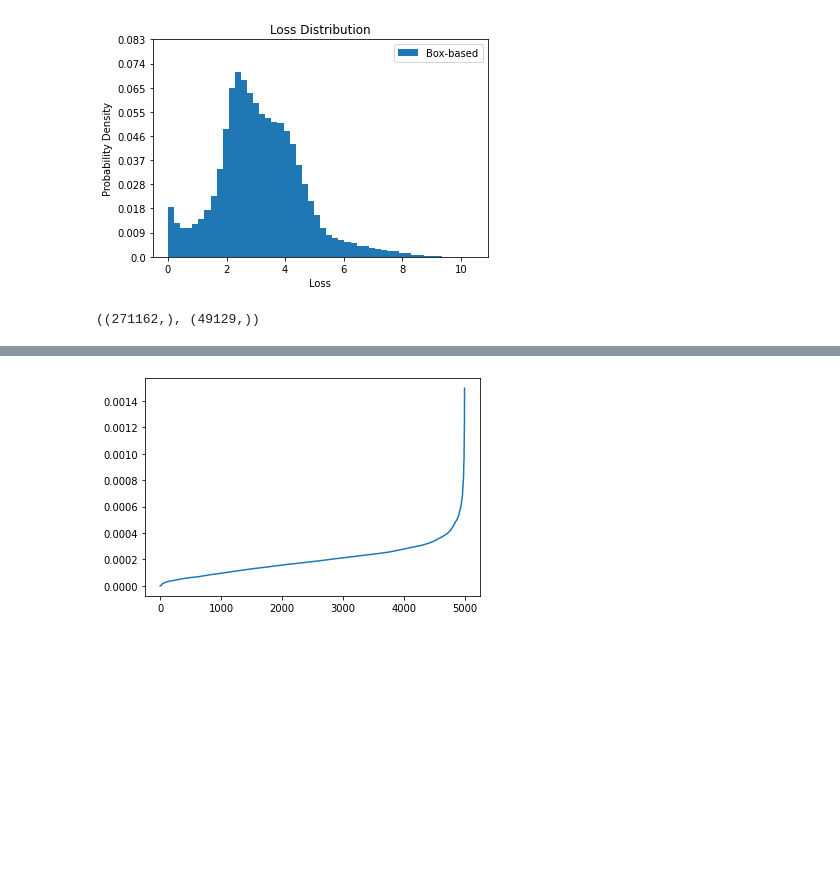
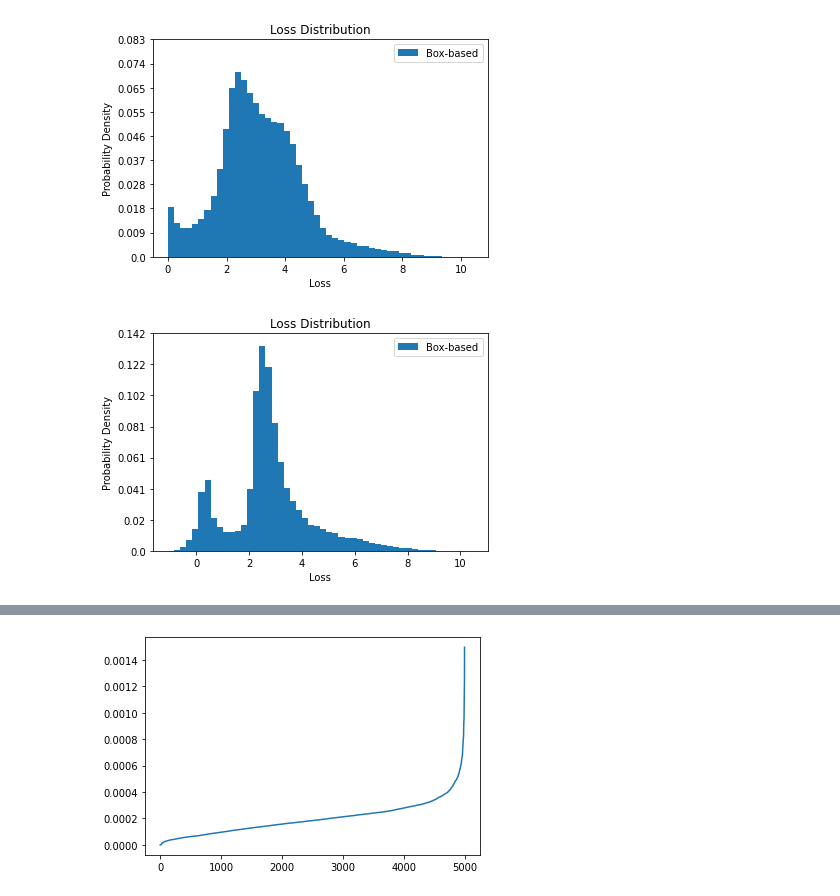
Before and after one commit to susanbao/orkspace, a Jupyter notebook: DINO/estimated_loss_analysis.ipynb, the cells around one changed output, grey strips where cells are left out. Saved outputs shown, nothing was run; the diff lists cells and outputs as text; code cells hidden in the pictures; blank space fills up the shorter version.

```diff
--- a/DINO/estimated_loss_analysis.ipynb
+++ b/DINO/estimated_loss_analysis.ipynb
@@ -55,6 +55,8 @@ display_data_hist(train_losses)
 # %% [output]
 [figure]
 # %%
-train_losses.shape, val_losses.shape
+val_path = "/workspace/ViT-pytorch/output/ViT-feature-train-with-test_losses.json"
+feature_vit_losses = np.array(read_one_results(val_path)["losses"])
+display_data_hist(feature_vit_losses)
 # %% [output]
-((271162,), (49129,))
+[figure, added]
```
Also changed, not shown: parts of 1 cell of this notebook, 1 other file.
